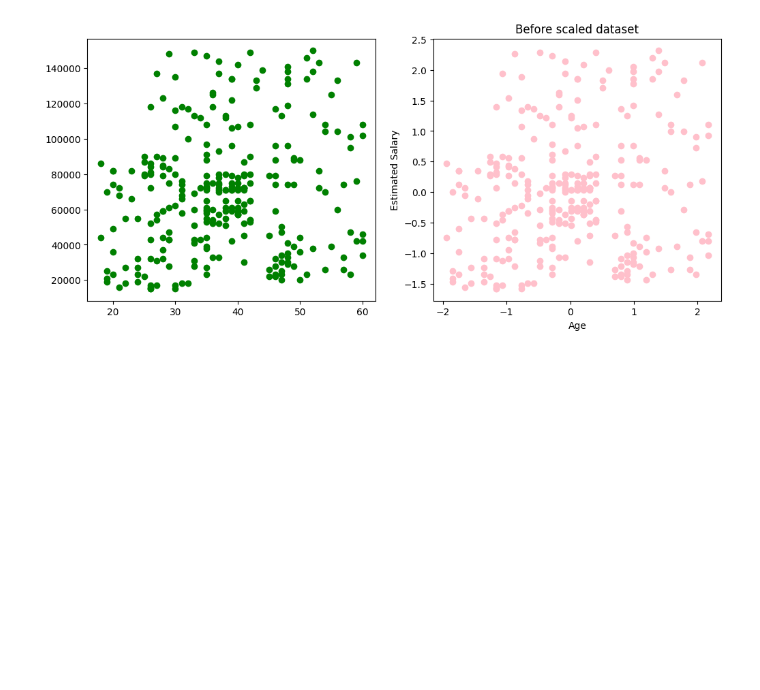
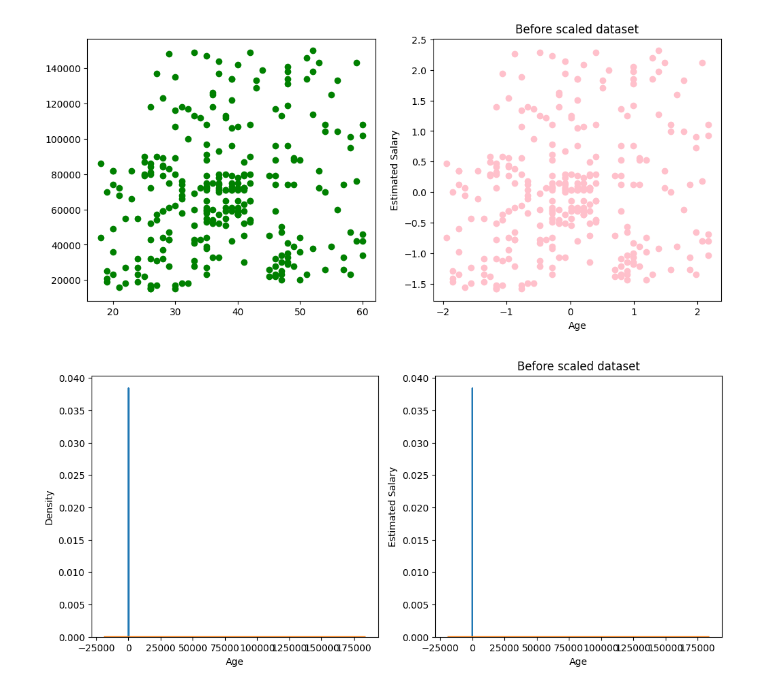
Before and after one commit to subenakhatun/Professional-Certificate-in-Python-for-Machine-Learning-and-Data-Science, a Jupyter notebook: MachineLearning/FeatureEngineering/featureengineering.ipynb, the cells around one changed output. Drawn from its saved outputs; the diff is of its cells as text; code cells hidden in the pictures; blank space fills up the shorter version.

```diff
--- a/MachineLearning/FeatureEngineering/featureengineering.ipynb
+++ b/MachineLearning/FeatureEngineering/featureengineering.ipynb
@@ -198,3 +198,18 @@ ax2.scatter(X_train_scaled['Age'],X_train_scaled['EstimatedSalary'], color='pink
 # %% [output]
 <matplotlib.collections.PathCollection at 0x...>
 [figure]
+# %%
+# using kde plot to show comparison
+fig,(ax1,ax2) = plt.subplots(ncols=2,figsize=(12,5))
+# before
+sns.kdeplot(X_tain['Age'], ax=ax1)
+sns.kdeplot(X_tain['EstimatedSalary'], ax=ax1)
+plt.xlabel('Age')
+plt.ylabel('Estimated Salary')
+plt.title('Before scaled dataset')
+# after
+sns.kdeplot(X_tain['Age'], ax=ax2)
+sns.kdeplot(X_tain['EstimatedSalary'], ax=ax2)
+plt.show()
+# %% [output]
+[figure, added]
```
